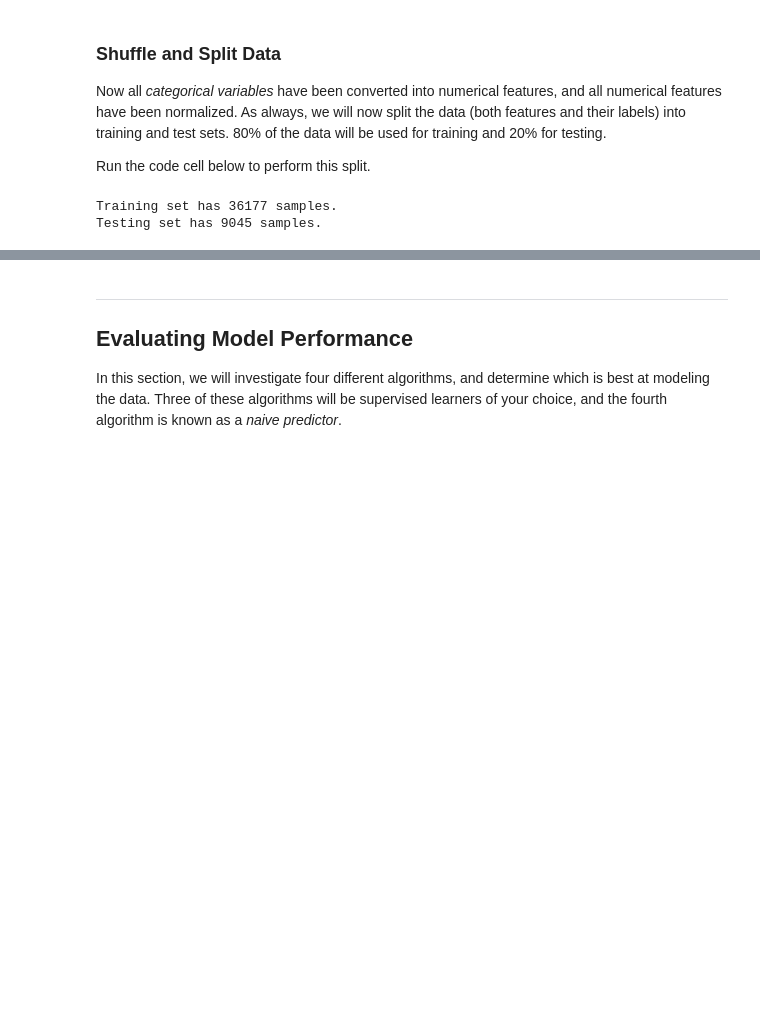
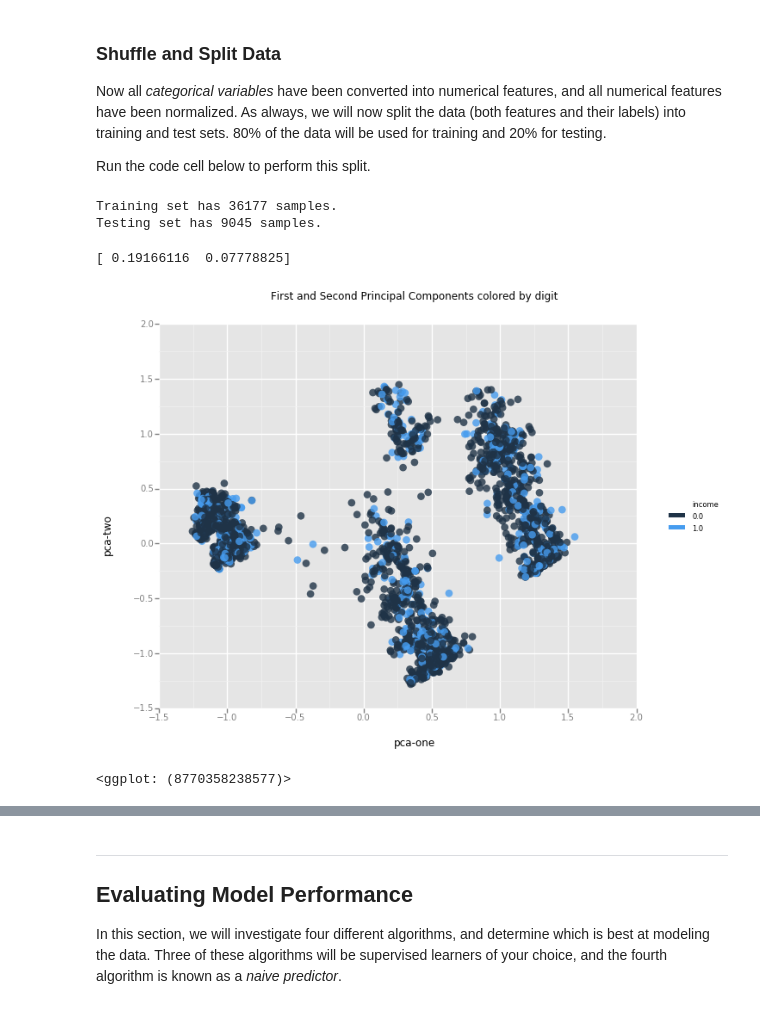
Before and after one commit to japinder007/finding_donors, a Jupyter notebook: finding_donors.ipynb, the cells around one changed output, grey strips where cells are left out. Cells and saved outputs as stored; diff of their text form; code cells hidden in the pictures; blank space fills up the shorter version.

```diff
--- a/finding_donors.ipynb
+++ b/finding_donors.ipynb
@@ -196,3 +196,26 @@ print("Testing set has {} samples.".format(X_test.shape[0]))
 # %% [output]
 Training set has 36177 samples.
 Testing set has 9045 samples.
+# %%
+from sklearn.decomposition import PCA
+pca = PCA(n_components=2)
+pca_result = pca.fit_transform(X_train)
+print(pca.explained_variance_ratio_)
+# %% [output]
+[ 0.19166116  0.07778825]
+# %%
+df = pd.DataFrame(pca_result)
+df.columns = ['pca-one', 'pca-two']
+df['label'] = y_train
+# %%
+from ggplot import *
+
+rndperm = np.random.permutation(df.shape[0])
+
+chart = ggplot( df.loc[rndperm[:3000],:], aes(x='pca-one', y='pca-two', color='income') ) \
+        + geom_point(size=75,alpha=0.8) \
+        + ggtitle("First and Second Principal Components colored by digit")
+chart
+# %% [output]
+[figure, added]
+<ggplot: (8770358238577)>
```
Also changed, not shown: parts of 9 cells of this notebook, 1 other file.
